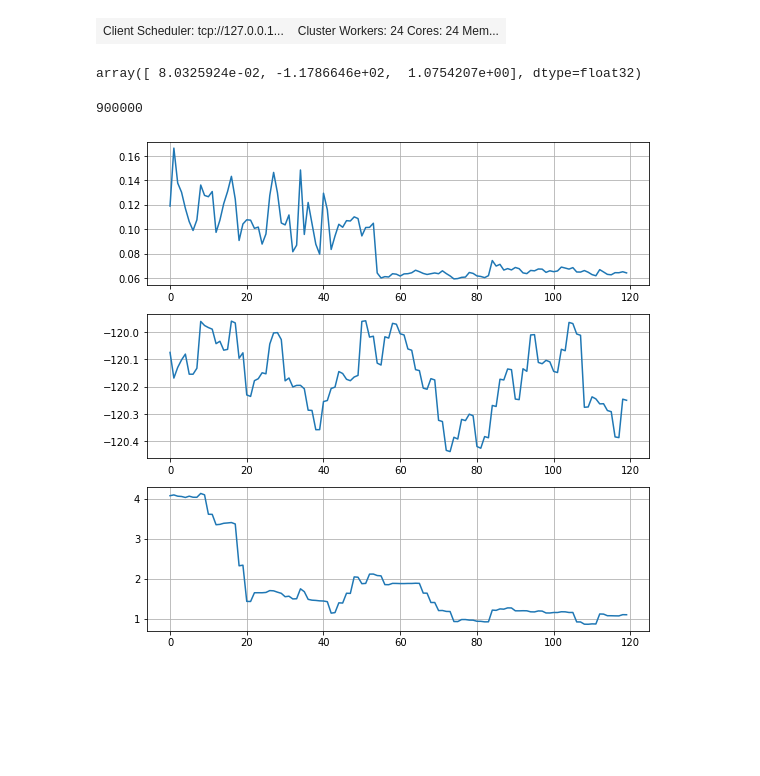
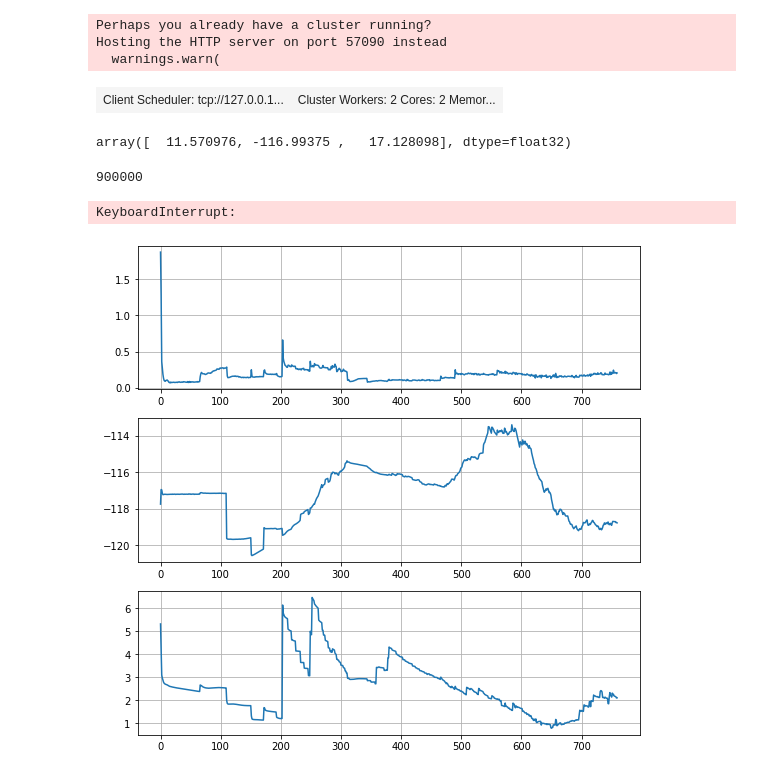
Before and after one commit to TovarnovM/neuro_missile, a Jupyter notebook: src/parallel drone.ipynb, the cells around one changed output. Cells and saved outputs as stored; diff of their text form; code cells hidden in the pictures; blank space fills up the shorter version.

```diff
--- a/src/parallel drone.ipynb
+++ b/src/parallel drone.ipynb
@@ -11,11 +11,14 @@ import matplotlib.pyplot as plt
 # %%
 from distributed import Client, LocalCluster
 
-n_workers  = 24
+n_workers  = 2
 cl = Client(LocalCluster(n_workers=n_workers, threads_per_worker=1))
 cl
 # %% [output]
+Perhaps you already have a cluster running?
+Hosting the HTTP server on port 57090 instead
+  warnings.warn(
-| Client Scheduler: tcp://127.0.0.1... | Cluster Workers: 24 Cores: 24 Mem... |
+| Client Scheduler: tcp://127.0.0.1... | Cluster Workers: 2 Cores: 2 Memor... |
 # %%
 def generate_data(agent_dict, n_points):
     try:
@@ -103,11 +155,11 @@ infos = []
 # %%
 buffer = BufferParallel(agent)
 # %%
-futs = run_parallel_sim(4000)
+futs = run_parallel_sim_file(10000)
 extend_buff(futs)
-learn(2048*4)
+learn(256)
 # %% [output]
-array([ 8.0325924e-02, -1.1786646e+02,  1.0754207e+00], dtype=float32)
+array([  11.570976, -116.99375 ,   17.128098], dtype=float32)
 # %%
 losses = []
 # %%
@@ -126,12 +178,14 @@ agent.change_lr(alpha=0.0001, beta=0.0001)
 # %%
-# for i in tqdm(range(30)):
-#     losses.append(learn(2048*4, False))
+for i in tqdm(range(30)):
+    losses.append(learn(512, False))
+# %% [output]
+KeyboardInterrupt:
 # %%
 fig, (ax1, ax2, ax3) = plt.subplots(3,1,figsize=(9,9))
-plot_losses(ax1, ax2, ax3, losses[-120:])
+plot_losses(ax1, ax2, ax3, losses[:])
 plt.show()
 # %% [output]
-[figure, old version]
+[figure, new version]
 # %%
 successes = [i for i in infos if 'result' in i and i['result'] == 'success']
 len(successes)/len(infos)
```
Also changed, not shown: parts of 12 cells of this notebook, 6 other files.
